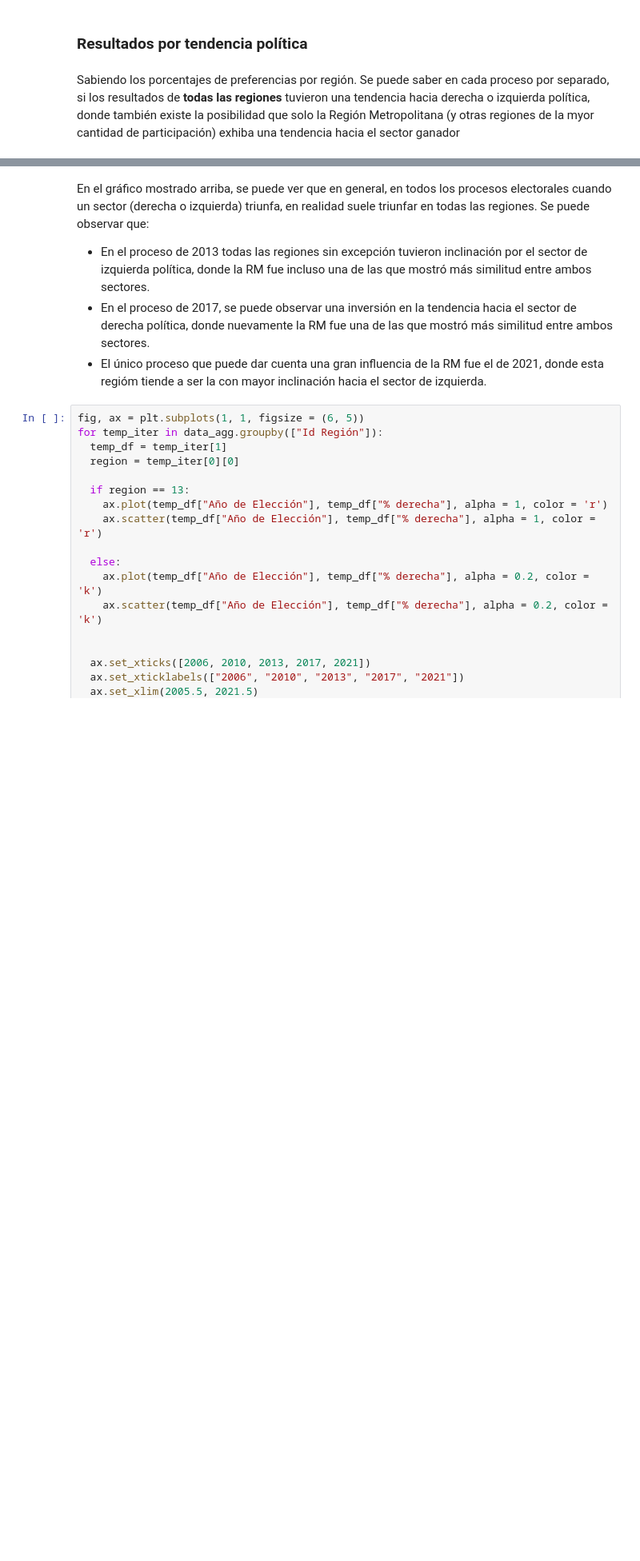
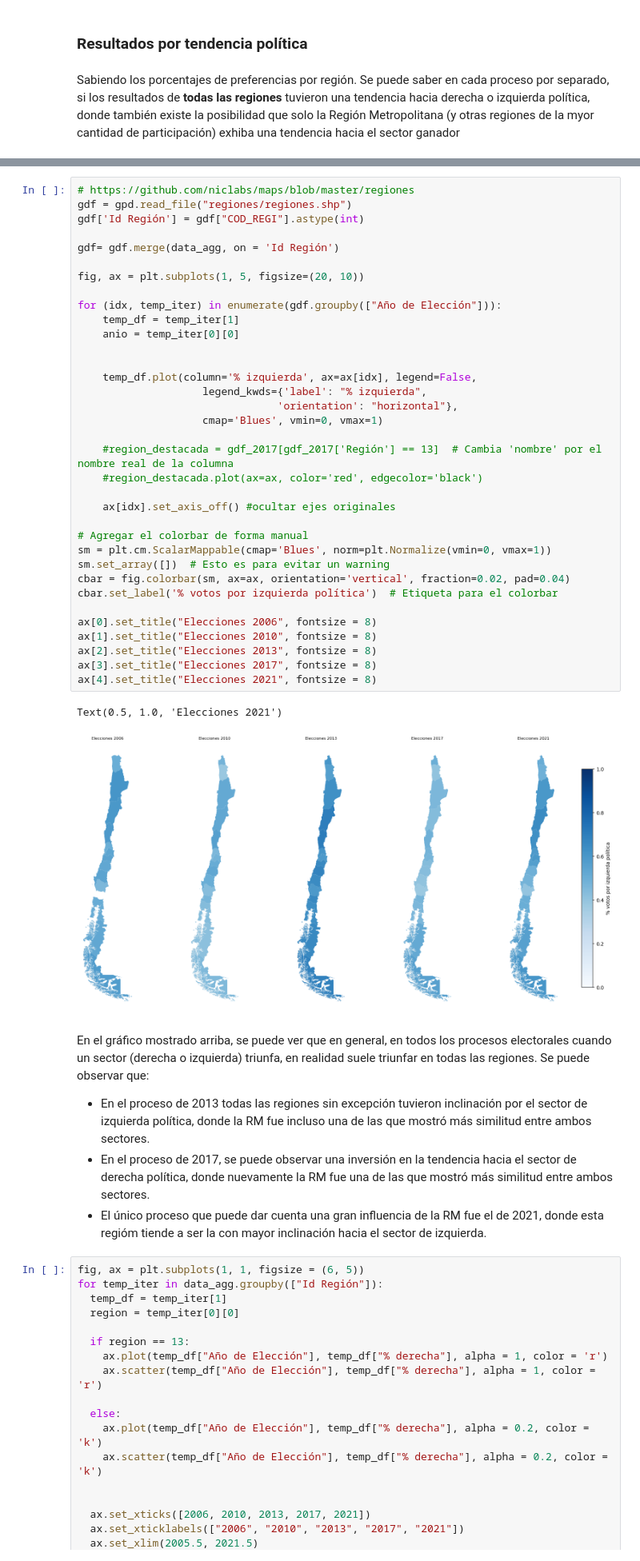
Before and after one commit to DiegoLeonG96/VisInfo_T4, a Jupyter notebook: Ideando_historia.ipynb, the cells around one changed output, grey strips where cells are left out. Shown: that part at 80% size. Cells and saved outputs as stored; diff of their text form; blank space fills up the shorter version.

```diff
--- a/Ideando_historia.ipynb
+++ b/Ideando_historia.ipynb
@@ -182,3 +200,41 @@ fig.tight_layout()
+# %%
+# https://github.com/niclabs/maps/blob/master/regiones
+gdf = gpd.read_file("regiones/regiones.shp")
+gdf['Id Región'] = gdf["COD_REGI"].astype(int)
+
+gdf= gdf.merge(data_agg, on = 'Id Región')
+
+fig, ax = plt.subplots(1, 5, figsize=(20, 10))
+
+for (idx, temp_iter) in enumerate(gdf.groupby(["Año de Elección"])):
+    temp_df = temp_iter[1]
+    anio = temp_iter[0][0]
+
+
+    temp_df.plot(column='% izquierda', ax=ax[idx], legend=False,
+                    legend_kwds={'label': "% izquierda",
+                                'orientation': "horizontal"},
+                    cmap='Blues', vmin=0, vmax=1)
+
+    #region_destacada = gdf_2017[gdf_2017['Región'] == 13]  # Cambia 'nombre' por el nombre real de la columna
+    #region_destacada.plot(ax=ax, color='red', edgecolor='black')
+
+    ax[idx].set_axis_off() #ocultar ejes originales
+
+# Agregar el colorbar de forma manual
+sm = plt.cm.ScalarMappable(cmap='Blues', norm=plt.Normalize(vmin=0, vmax=1))
+sm.set_array([])  # Esto es para evitar un warning
+cbar = fig.colorbar(sm, ax=ax, orientation='vertical', fraction=0.02, pad=0.04)
+cbar.set_label('% votos por izquierda política')  # Etiqueta para el colorbar
+
+ax[0].set_title("Elecciones 2006", fontsize = 8)
+ax[1].set_title("Elecciones 2010", fontsize = 8)
+ax[2].set_title("Elecciones 2013", fontsize = 8)
+ax[3].set_title("Elecciones 2017", fontsize = 8)
+ax[4].set_title("Elecciones 2021", fontsize = 8)
+# %% [output]
+Text(0.5, 1.0, 'Elecciones 2021')
+[figure, added]
 # %% [markdown]
 En el gráfico mostrado arriba, se puede ver que en general, en todos los procesos electorales cuando un sector (derecha o izquierda) triunfa, en realidad suele triunfar en todas las regiones. Se puede observar que:
 
```
Also changed, not shown: parts of 2 cells of this notebook.
